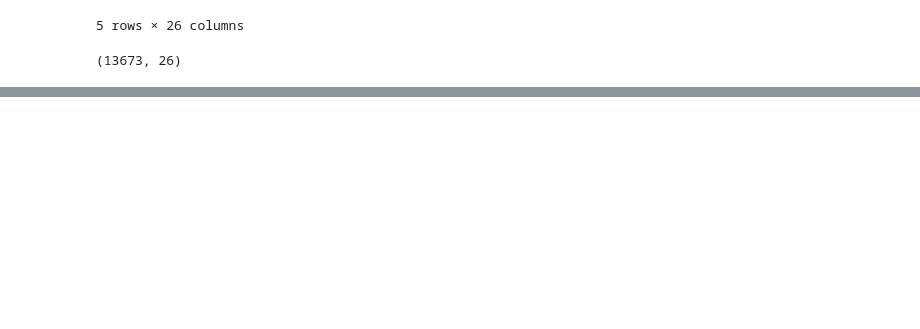
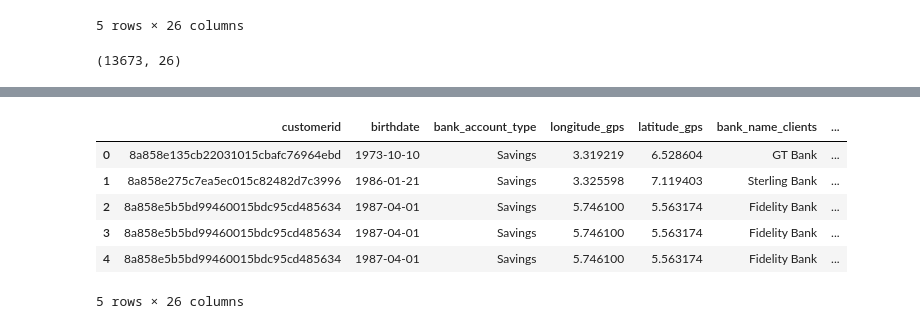
Before and after one commit to kakopo/loan-default-prediction-challenge-group-8, a Jupyter notebook: jupyter_notebook/data_analysis.ipynb, the cells around one changed output, grey strips where cells are left out. Saved outputs shown, nothing was run; the diff lists cells and outputs as text; code cells hidden in the pictures; blank space fills up the shorter version.

```diff
--- a/jupyter_notebook/data_analysis.ipynb
+++ b/jupyter_notebook/data_analysis.ipynb
@@ -323,0 +359,2 @@ memory usage: 2.7+ MB
+# %%
+loan_data['birthdate'] = pd.to_datetime(loan_data['birthdate'])
@@ -323,0 +367,12 @@ memory usage: 2.7+ MB
+# %%
+loan_data['age'] = round(((datetime.now() - loan_data['birthdate'])/np.timedelta64(1, 'Y')),0)
+# %%
+loan_data.head()
+# %% [output]
+|  | customerid | birthdate | bank_account_type | longitude_gps | latitude_gps | bank_name_clients | ... |
+| 0 | 8a858e135cb22031015cbafc76964ebd | 1973-10-10 | Savings | 3.319219 | 6.528604 | GT Bank | ... |
+| 1 | 8a858e275c7ea5ec015c82482d7c3996 | 1986-01-21 | Savings | 3.325598 | 7.119403 | Sterling Bank | ... |
+| 2 | 8a858e5b5bd99460015bdc95cd485634 | 1987-04-01 | Savings | 5.746100 | 5.563174 | Fidelity Bank | ... |
+| 3 | 8a858e5b5bd99460015bdc95cd485634 | 1987-04-01 | Savings | 5.746100 | 5.563174 | Fidelity Bank | ... |
+| 4 | 8a858e5b5bd99460015bdc95cd485634 | 1987-04-01 | Savings | 5.746100 | 5.563174 | Fidelity Bank | ... |
+5 rows × 26 columns
```
Also changed, not shown: parts of 12 cells of this notebook.
